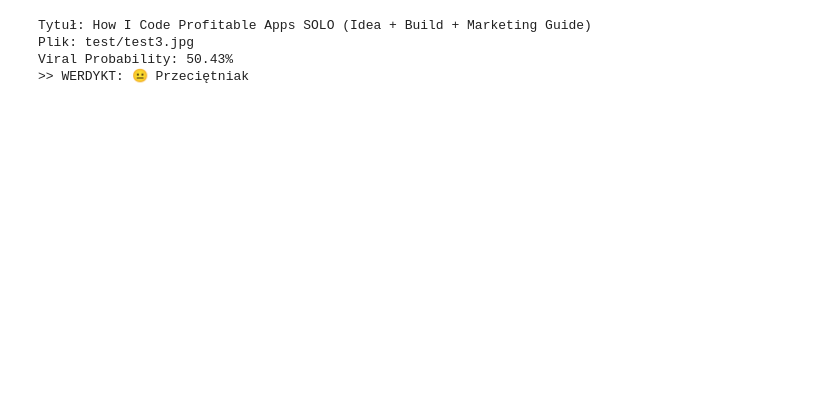
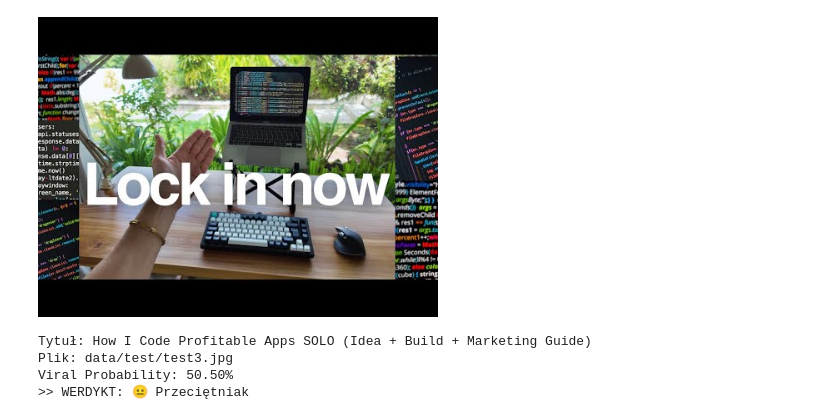
Before and after one commit to archeq/yt-viral-predictor, a Jupyter notebook: nb.ipynb, the cells around one changed output. Cells and saved outputs as stored; diff of their text form; code cells hidden in the pictures; blank space fills up the shorter version.

```diff
--- a/nb.ipynb
+++ b/nb.ipynb
@@ -109,13 +131,15 @@ Viral Probability: 84.01%
 # %%
 # Test 3
 test_image = "data/test/test3.jpg"
 test_title = "How I Code Profitable Apps SOLO (Idea + Build + Marketing Guide)"
+display(IPImage(filename=test_image, width=400))
 score = predict_viral(model, test_image, test_title)
 print_verdict(score, test_title, test_image)
 # %% [output]
+[figure, added]
 Tytuł: How I Code Profitable Apps SOLO (Idea + Build + Marketing Guide)
-Plik: test/test3.jpg
-Viral Probability: 50.43%
+Plik: data/test/test3.jpg
+Viral Probability: 50.50%
 >> WERDYKT: 😐 Przeciętniak
 # %%
 # Test 4
```
Also changed, not shown: parts of 6 cells of this notebook, 1 other file.
